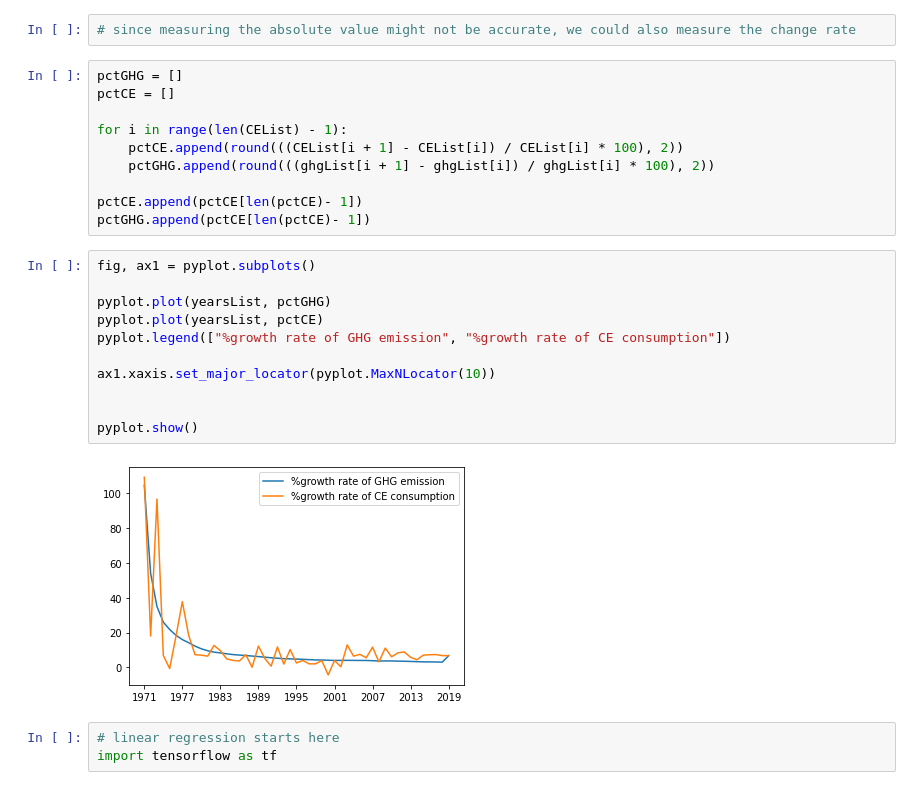
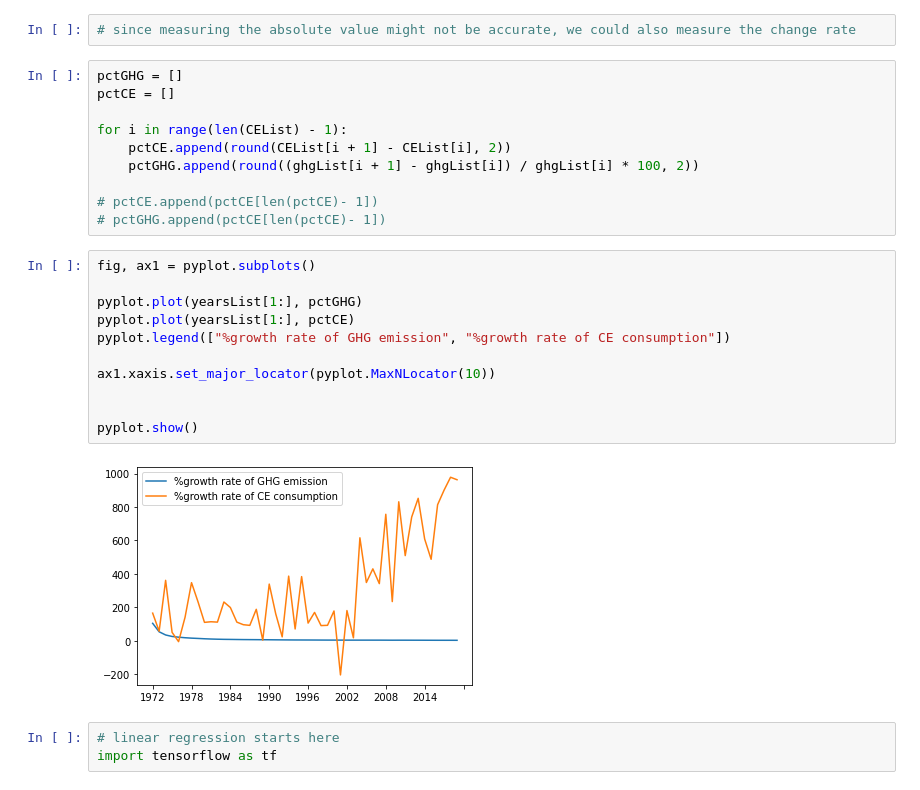
Before and after one commit to Adam-Omarali/BDC-Energy, a Jupyter notebook: BDCMain.ipynb, the cells around one changed output. Cells and saved outputs as stored; diff of their text form.

```diff
--- a/BDCMain.ipynb
+++ b/BDCMain.ipynb
@@ -71,24 +66,24 @@ pctGHG = []
 pctCE = []
 
 for i in range(len(CEList) - 1):
-    pctCE.append(round(((CEList[i + 1] - CEList[i]) / CEList[i] * 100), 2))
-    pctGHG.append(round(((ghgList[i + 1] - ghgList[i]) / ghgList[i] * 100), 2))
+    pctCE.append(round(CEList[i + 1] - CEList[i], 2))
+    pctGHG.append(round((ghgList[i + 1] - ghgList[i]) / ghgList[i] * 100, 2))
 
-pctCE.append(pctCE[len(pctCE)- 1])
-pctGHG.append(pctCE[len(pctCE)- 1])
+# pctCE.append(pctCE[len(pctCE)- 1])
+# pctGHG.append(pctCE[len(pctCE)- 1])
 # %%
 fig, ax1 = pyplot.subplots()
 
-pyplot.plot(yearsList, pctGHG)
-pyplot.plot(yearsList, pctCE)
+pyplot.plot(yearsList[1:], pctGHG)
+pyplot.plot(yearsList[1:], pctCE)
 pyplot.legend(["%growth rate of GHG emission", "%growth rate of CE consumption"])
 
 ax1.xaxis.set_major_locator(pyplot.MaxNLocator(10))
 
 
 pyplot.show()
 # %% [output]
-[figure, old version]
+[figure, new version]
 # %%
 # linear regression starts here
 import tensorflow as tf
```
Also changed, not shown: parts of 32 cells of this notebook.
